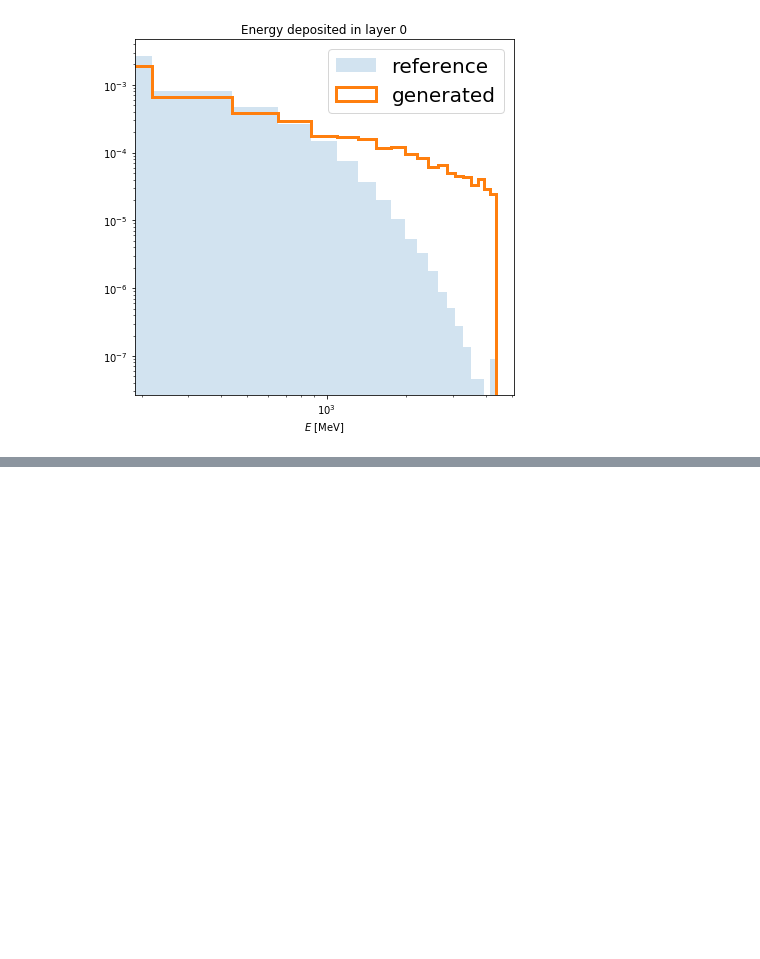
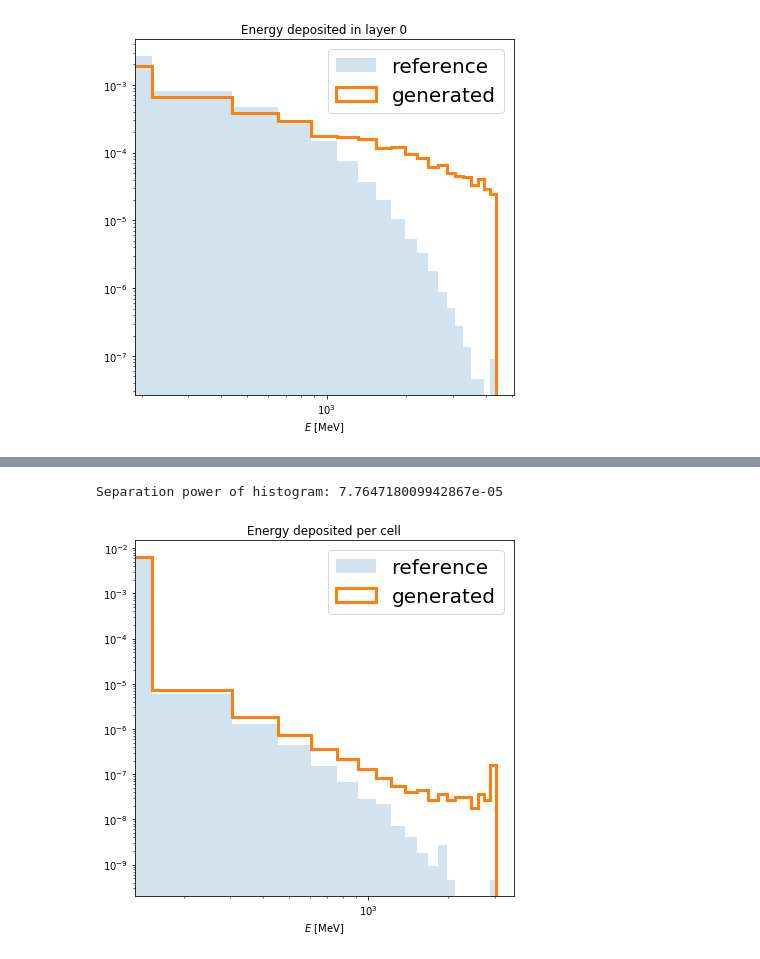
Before and after one commit to claudius-krause/inductive-caloflow, a Jupyter notebook: first_try.ipynb, the cells around one changed output, grey strips where cells are left out. Cells and saved outputs as stored; diff of their text form; code cells hidden in the pictures; blank space fills up the shorter version.

Commit message:
Add version with dataloader and noise

```diff
--- a/first_try.ipynb
+++ b/first_try.ipynb
@@ -283,0 +361,6 @@ Separation power of histogram: 0.1067528007547392
+# %%
+batch_size = 200
+device = torch.device('cuda:1' if torch.cuda.is_available() else 'cpu')
+
+train_loader, test_loader = get_dataloader(ds2_folder+'dataset_2_1.hdf5', device, which_ds='2', batch_size=batch_size,
+                                          with_noise=True, apply_logit=True)
@@ -283,0 +501,26 @@ Separation power of histogram: 0.1067528007547392
+# %%
+num_samples = 10000
+with torch.no_grad():
+    model.eval()
+    cond_sample = (torch.rand(size=(num_samples, 1))*3. + 3.).to(device)
+    samples = model.sample(1, cond_sample)
+samples = inverse_logit(samples.cpu().numpy())* first_layer.max()
+# %%
+plt.figure(figsize=(6, 6))
+counts_ref, bins, _ = plt.hist(first_layer.reshape(-1, 1), bins=20,
+                                       label='reference', density=True, histtype='stepfilled',
+                                       alpha=0.2, linewidth=2.)
+counts_data, _, _ = plt.hist(samples.reshape(-1, 1), label='generated', bins=bins,
+                                     histtype='step', linewidth=3., alpha=1., density=True)
+plt.title("Energy deposited per cell")
+plt.xlabel(r'$E$ [MeV]')
+plt.yscale('log')
+plt.xscale('log')
+plt.legend(fontsize=20)
+plt.tight_layout()
+seps = separation_power(counts_ref, counts_data, bins)
+print("Separation power of histogram: {}".format(seps))
+plt.show()
+# %% [output]
+Separation power of histogram: 7.764718009942867e-05
+[figure, added]
```
Also changed, not shown: parts of 8 cells of this notebook.
